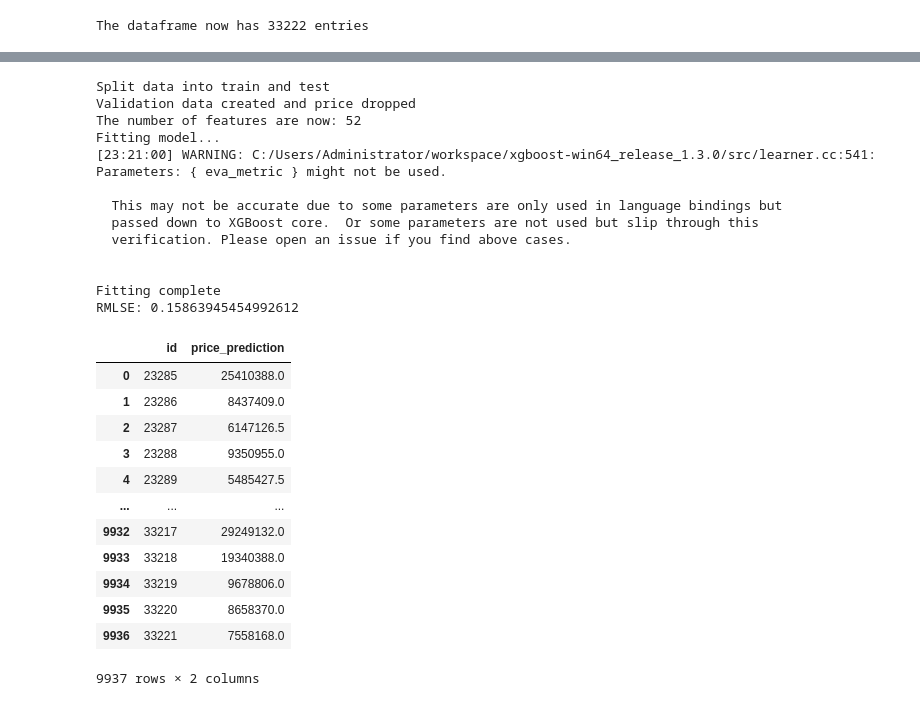
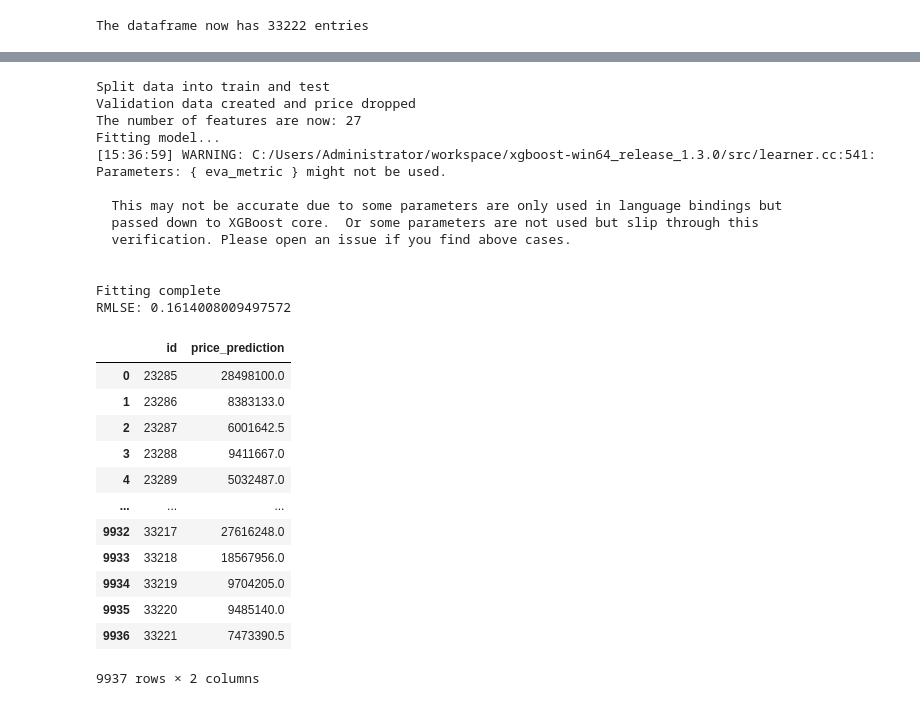
Before and after one commit to Olaussen/TDT4173_group69, a Jupyter notebook: src/testing_shitt.ipynb, the cells around one changed output, grey strips where cells are left out. Cells and saved outputs as stored; diff of their text form; code cells hidden in the pictures.

```diff
--- a/src/testing_shitt.ipynb
+++ b/src/testing_shitt.ipynb
@@ -138,12 +138,13 @@ featured = preprocessor.floor_fraction(featured.copy())
 #categorical = preprocessor.split_categorical_features(featured.copy(), ["seller", "district","material", "has_elevator"])
 #categorical = preprocessor.split_categorical_features(featured.copy(), ["district", "material"])
 # %%
-featured["area_score"] = np.log10(featured.copy()["area_score"])
+featured = preprocessor.logify(featured.copy(),"area_score")
 featured = preprocessor.logify(featured.copy(),"area_total_distance")
 featured = preprocessor.logify(featured.copy(),"scaled_constructed")
 featured = preprocessor.logify(featured.copy(),"distance_center")
 featured = preprocessor.logify(featured.copy(),"closest_park")
 featured = preprocessor.logify(featured.copy(),"closest_uni")
+featured = preprocessor.logify(featured.copy(),"closest_hospital")
 featured = preprocessor.logify(featured.copy(),"distance_luxurary_village")
 featured = preprocessor.logify(featured.copy(),"distance_khamovniki_center")
 featured = preprocessor.logify(featured.copy(),"distance_closest_powerplant")
@@ -160,9 +161,10 @@ featured = preprocessor.logify(featured.copy(),"distance_from_domodedovo_airport
 featured = preprocessor.logify(featured.copy(),"distance_from_zhukovsky_airport")
 featured = preprocessor.logify(featured.copy(),"distance_from_ostafyevo_airport")
 # %%
-categorical = preprocessor.split_categorical_features(featured.copy(), ["district", "material"])
+#categorical = preprocessor.split_categorical_features(featured.copy(), ["district", "material"])
 #lmao= preprocessor.remove_labels(categorical.copy(), ["material_1.0","material_6.0","district_1.0","district_6.0","district_8.0","has_elevator_1","seller_3.0","material_0.0","district_2.0","district_5.0","district_9.0"])
-last = preprocessor.remove_labels(categorical.copy(), ["closest_airport","kitchen_fraction","bathroom_fraction","living_fraction","building_id","area_score","square_diff","rooms","avg_room_size","district", "district_distance","material","seller","floor","material","has_elevator","garbage_chute","heating","parking","phones","apartment_score","area_total_distance","area_kitchen","area_living","id","constructed","bathrooms_private","bathrooms_shared","new","windows_street","stories","windows_court","elevator_passenger","elevator_service"])
+
+last = preprocessor.remove_labels(featured.copy(), ["inside_golden_mile","closest_museum","closest_stadium","area_score","area_kitchen","area_living","square_diff","kitchen_fraction","closest_park","rooms","elevator_service","bathroom_fraction","bathroom_amount","bathrooms_shared","district_distance","inside_khamovniki","district","floor_stories","closest_hospital","apartment_score","seller","inside_arbat","distance_from_sheremetyevo_airport","inside_yakimanka","inside_tverskoy","distance_from_domodedovo_airport","bathrooms_private","new","distance_from_ostafyevo_airport","distance_from_zhukovsky_airport","avg_room_size","scaled_constructed","phones","heating","distance_from_vnukovo_airport","parking","floor_fraction","longitude","id","windows_street"])
+
 visualizer.price_correlation(last)
-last.shape
 # %% [output]
@@ -177,52 +178,52 @@ test_data.drop("price", 1, inplace=True)
 print("Split data into train and test")
 
 # Splitting training data into training and validation, removed the price for each of them afterwards
-x_train, x_test, y_train, y_test = train_test_split(train_data, labels, stratify=train_data["price"].round(), test_size=0.3)
+x_train, x_test, y_train, y_test = train_test_split(train_data, labels, stratify=train_data["price"].round(), test_size=0.30)
 x_train.drop("price", 1, inplace=True)
 x_test.drop("price", 1, inplace=True)
 print("Validation data created and price dropped")
 print("The number of features are now:", x_train.shape[1])
 
 print("Fitting model...")
 model = TestModel(x_train, y_train)
 pipeline = model.fit()
 test_pred = np.round([np.expm1(pred) for pred in model.predict(x_test)])
 test_labels = np.round([np.expm1(lab)for lab in y_test])
 print("Fitting complete")
 
 res = pd.DataFrame([(test_labels[i], test_pred[i]) for i in range(len(test_pred))], columns=["actual", "prediction"])
 print("RMLSE: %s" % model.root_mean_squared_log_error(test_labels, test_pred))
 res.to_csv("./split.csv", index=False)
 
 pred = [np.expm1(p) for p in model.predict(test_data)]
 model.save_predictions(pred)
 # %% [output]
 Split data into train and test
 Validation data created and price dropped
-The number of features are now: 52
+The number of features are now: 27
 Fitting model...
-[23:21:00] WARNING: C:/Users/Administrator/workspace/xgboost-win64_release_1.3.0/src/learner.cc:541:
+[15:36:59] WARNING: C:/Users/Administrator/workspace/xgboost-win64_release_1.3.0/src/learner.cc:541:
 Parameters: { eva_metric } might not be used.
 
   This may not be accurate due to some parameters are only used in language bindings but
   passed down to XGBoost core.  Or some parameters are not used but slip through this
   verification. Please open an issue if you find above cases.
 
 
 Fitting complete
-RMLSE: 0.15863945454992612
+RMLSE: 0.1614008009497572
 |  | id | price_prediction |
-| 0 | 23285 | 25410388.0 |
-| 1 | 23286 | 8437409.0 |
-| 2 | 23287 | 6147126.5 |
-| 3 | 23288 | 9350955.0 |
-| 4 | 23289 | 5485427.5 |
+| 0 | 23285 | 28498100.0 |
+| 1 | 23286 | 8383133.0 |
+| 2 | 23287 | 6001642.5 |
+| 3 | 23288 | 9411667.0 |
+| 4 | 23289 | 5032487.0 |
 | ... | ... | ... |
-| 9932 | 33217 | 29249132.0 |
-| 9933 | 33218 | 19340388.0 |
-| 9934 | 33219 | 9678806.0 |
-| 9935 | 33220 | 8658370.0 |
-| 9936 | 33221 | 7558168.0 |
+| 9932 | 33217 | 27616248.0 |
+| 9933 | 33218 | 18567956.0 |
+| 9934 | 33219 | 9704205.0 |
+| 9935 | 33220 | 9485140.0 |
+| 9936 | 33221 | 7473390.5 |
 9937 rows × 2 columns
 # %%
 automl_model = TestModel(x_train, y_train)
```
Also changed, not shown: parts of 4 cells of this notebook, 3 other files.
